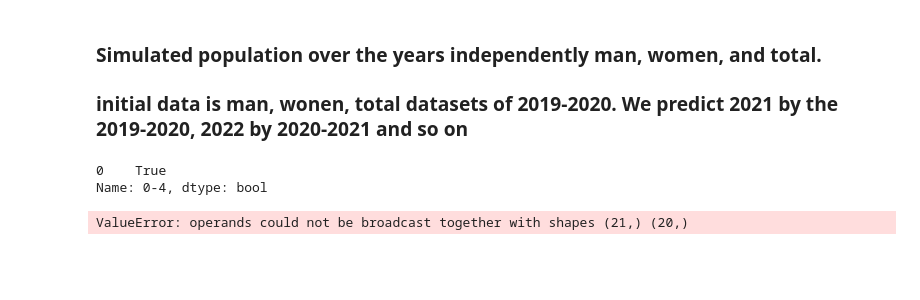
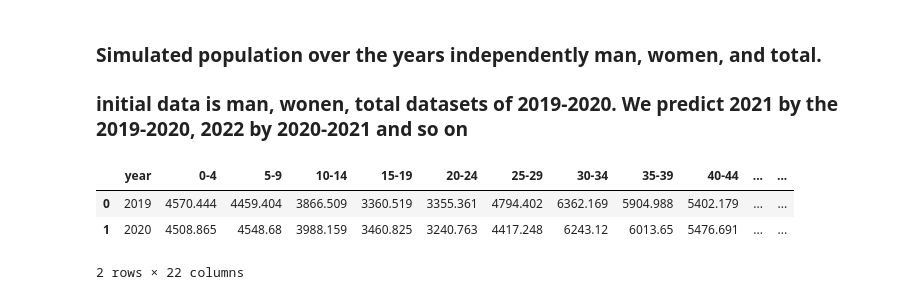
Before and after one commit to AAYamoldin/TrainingPrograms, a Jupyter notebook: Python/ITMO_Discrete_modeling/lab1/population_modeling.ipynb, the cells around one changed output. Saved outputs shown, nothing was run; the diff lists cells and outputs as text; code cells hidden in the pictures; blank space fills up the shorter version.

```diff
--- a/Python/ITMO_Discrete_modeling/lab1/population_modeling.ipynb
+++ b/Python/ITMO_Discrete_modeling/lab1/population_modeling.ipynb
@@ -135,31 +144,10 @@ array([1.0563248178865414], dtype=object)
 # %%
 men = data_age_ru_man[(data_age_ru_man['year'] == 2019) | (data_age_ru_man['year'] == 2020)].reset_index(drop=True)
 women = data_age_ru_fem[(data_age_ru_fem['year'] == 2019) | (data_age_ru_fem['year'] == 2020)].reset_index(drop=True)
 total = data_age_ru[(data_age_ru['year'] == 2019) | (data_age_ru['year'] == 2020)].reset_index(drop=True)
-(men[men['year'] == 2019]['0-4'] + women[women['year'] == 2019]['0-4']) == total[total['year'] == 2019]['0-4']
+women
 # %% [output]
+|  | year | 0-4 | 5-9 | 10-14 | 15-19 | 20-24 | 25-29 | 30-34 | 35-39 | 40-44 | ... | ... |
+| 0 | 2019 | 4570.444 | 4459.404 | 3866.509 | 3360.519 | 3355.361 | 4794.402 | 6362.169 | 5904.988 | 5402.179 | ... | ... |
+| 1 | 2020 | 4508.865 | 4548.68 | 3988.159 | 3460.825 | 3240.763 | 4417.248 | 6243.12 | 6013.65 | 5476.691 | ... | ... |
-0    True
-Name: 0-4, dtype: bool
+2 rows × 22 columns
-# %%
-def new_generation(men, women, year):
-    shift = (women[(women['year'] == year - 1)].iloc[0, 1:].values * survival_rate(women, year - 1).iloc[0, 1:].values)[1:]
-    print(survival_rate(women, year - 1).iloc[0, 1:])
-    newborn = fertility(men, women, year - 1) * np.sum(shift[4:8])
-    # print(newborn)
-    new_arr = np.array([year, np.round((newborn[0] / (1 + newborn_men_over_women(men, women, year - 1)[0]) * survival_rate(women, year - 1).iloc[0, 0]),2)])
-    for x in shift:
-        new_arr = np.append(new_arr, np.round(x,2))
-    print(new_arr)
-    women.loc[len(women)] = new_arr
-
-    shift = (men[(men['year'] == year - 1)].iloc[0, 1:].values * survival_rate(men, year - 1).iloc[0, :].values)[1:]
-    new_arr = np.array([year, np.round( (newborn[0] * newborn_men_over_women(men, women, year - 1) / (1 + newborn_men_over_women(men, women, year - 1)[0]) * survival_rate(men, year - 1).iloc[0, 0])[0], 2)])
-    for x in shift:
-        new_arr = np.append(new_arr, np.round(x,2))
-    men.loc[len(men)] = new_arr
-
-
-for year in range(2021, 2022):
-    new_generation(men, women, year)
-# %% [output]
-ValueError: operands could not be broadcast together with shapes (21,) (20,)
```
Also changed, not shown: parts of 12 cells of this notebook.
